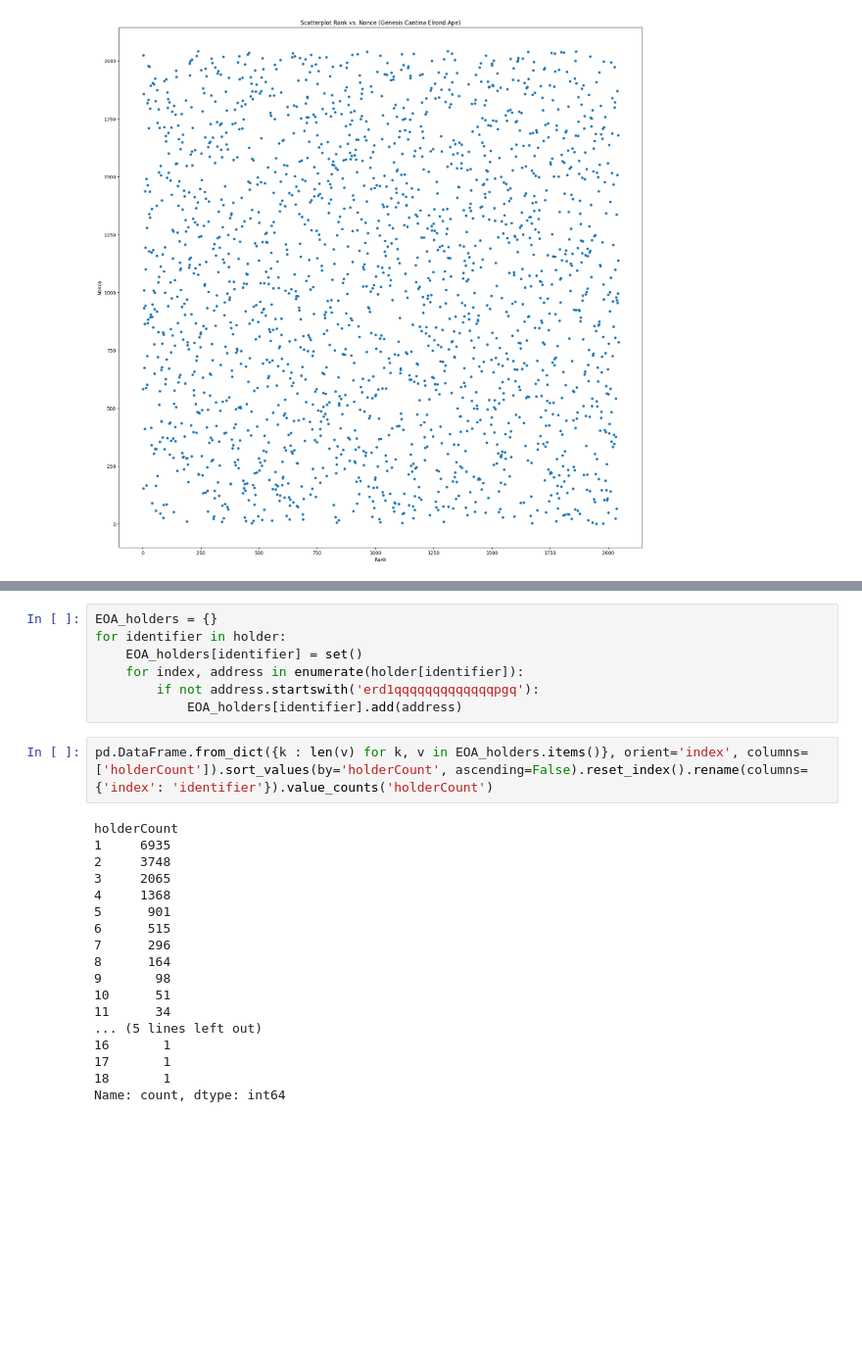
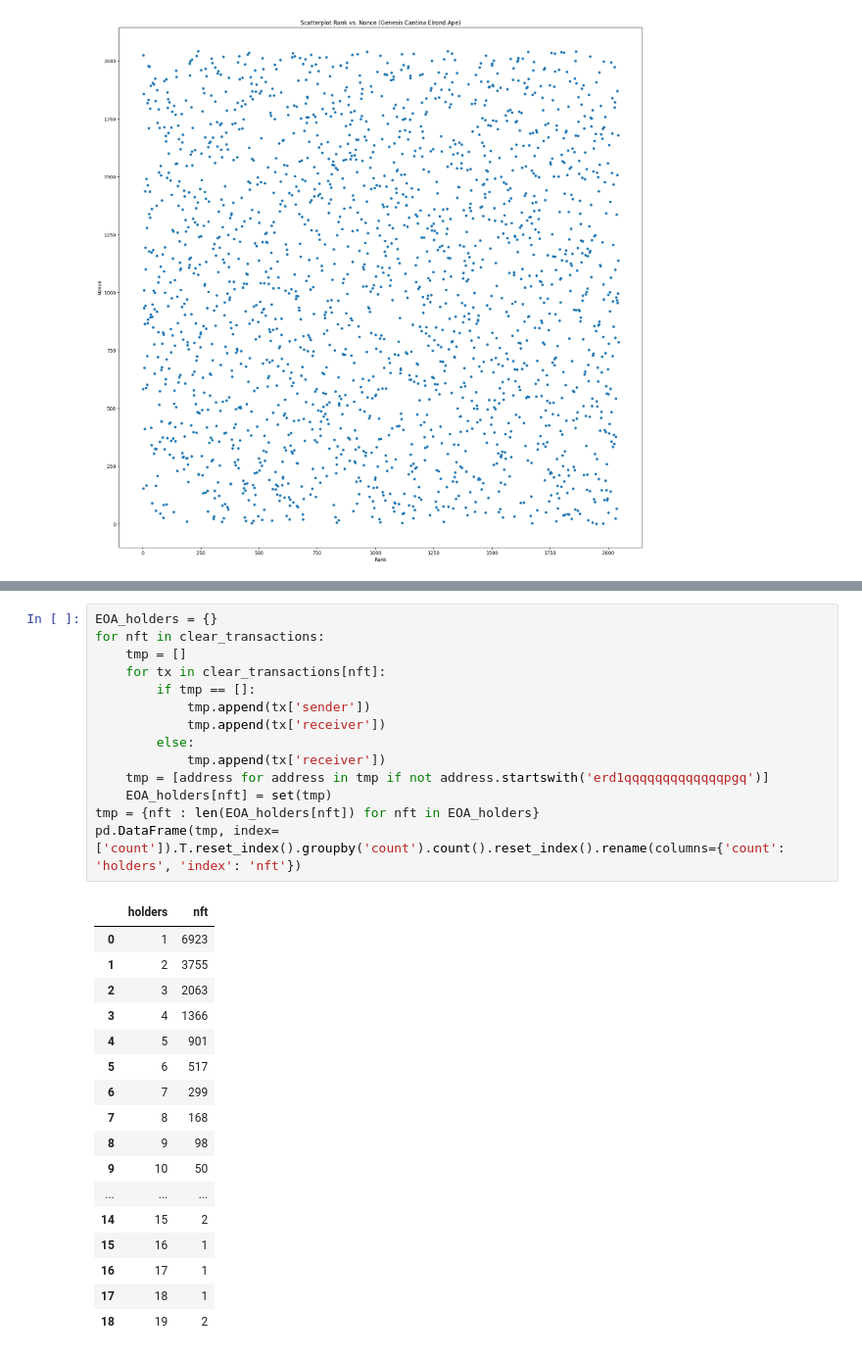
Before and after one commit to VincenzoImp/Cantina-Royale, a Jupyter notebook: NFT data/05_analysis.ipynb, the cells around one changed output, grey strips where cells are left out. Shown at 98% size. Cells and saved outputs as stored; diff of their text form; blank space fills up the shorter version.

```diff
--- a/NFT data/05_analysis.ipynb
+++ b/NFT data/05_analysis.ipynb
@@ -263,27 +293,32 @@ pd.DataFrame.from_dict(contracts, orient='index', columns=['count']).sort_values
-# %%
-EOA_holders = {}
-for identifier in holder:
-    EOA_holders[identifier] = set()
-    for index, address in enumerate(holder[identifier]):
-        if not address.startswith('erd1qqqqqqqqqqqqqpgq'):
-            EOA_holders[identifier].add(address)
-# %%
-pd.DataFrame.from_dict({k : len(v) for k, v in EOA_holders.items()}, orient='index', columns=['holderCount']).sort_values(by='holderCount', ascending=False).reset_index().rename(columns={'index': 'identifier'}).value_counts('holderCount')
-# %% [output]
-holderCount
-1     6935
-2     3748
-3     2065
-4     1368
-5      901
-6      515
-7      296
-8      164
-9       98
-10      51
-11      34
-... (5 lines left out)
-16       1
-17       1
-18       1
-Name: count, dtype: int64
+# %%
+EOA_holders = {}
+for nft in clear_transactions:
+    tmp = []
+    for tx in clear_transactions[nft]:
+        if tmp == []:
+            tmp.append(tx['sender'])
+            tmp.append(tx['receiver'])
+        else:
+            tmp.append(tx['receiver'])
+    tmp = [address for address in tmp if not address.startswith('erd1qqqqqqqqqqqqqpgq')]
+    EOA_holders[nft] = set(tmp)
+tmp = {nft : len(EOA_holders[nft]) for nft in EOA_holders}
+pd.DataFrame(tmp, index=['count']).T.reset_index().groupby('count').count().reset_index().rename(columns={'count': 'holders', 'index': 'nft'})
+# %% [output]
+|  | holders | nft |
+| 0 | 1 | 6923 |
+| 1 | 2 | 3755 |
+| 2 | 3 | 2063 |
+| 3 | 4 | 1366 |
+| 4 | 5 | 901 |
+| 5 | 6 | 517 |
+| 6 | 7 | 299 |
+| 7 | 8 | 168 |
+| 8 | 9 | 98 |
+| 9 | 10 | 50 |
+| ... | ... | ... |
+| 14 | 15 | 2 |
+| 15 | 16 | 1 |
+| 16 | 17 | 1 |
+| 17 | 18 | 1 |
+| 18 | 19 | 2 |
```
Also changed, not shown: parts of 7 cells of this notebook, 2 other files.
